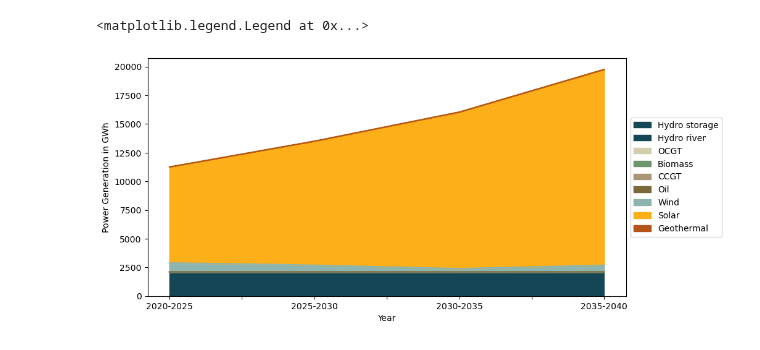
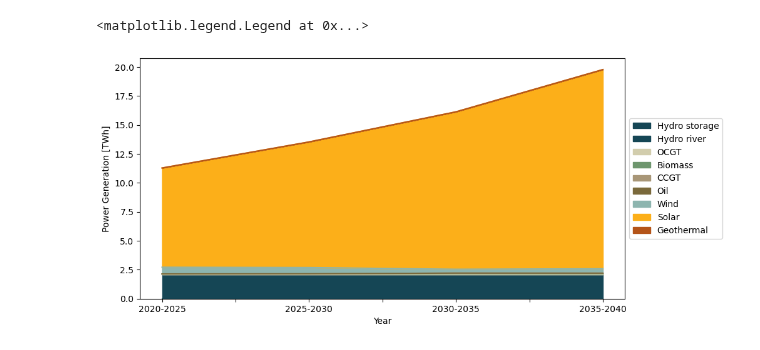
Before and after one commit to maribjorn/EMPIRE-BO, a Jupyter notebook: plot.ipynb, the cells around one changed output. Saved outputs shown, nothing was run; the diff lists cells and outputs as text; code cells hidden in the pictures.

Commit message:
Continued developing plot.ipynb

```diff
--- a/plot.ipynb
+++ b/plot.ipynb
@@ -83,0 +71,17 @@ plt.show()
+# %%
+included_rows = [3,4,5,6]
+installed_cap = open_csv(file_path, included_rows)
+installed_cap.set_index('', inplace=True)
+
+for column in installed_cap.columns:
+    installed_cap[column] = pd.to_numeric(installed_cap[column], errors='coerce')
+
+installed_cap = rename_columns(installed_cap)
+installed_cap.plot(kind='bar', stacked=True, figsize=(10, 6), color=get_colors(installed_cap.columns))
+
+# Adding titles and labels
+plt.title('Total installed capacity')
+plt.ylabel('Installed Capacity (MW)')
+
+# Showing the plot
+plt.show()
@@ -84,42 +98,19 @@ plt.show()
 # %%
 included_rows = [10,11,12,13]
 
-# Initialize an empty list to store data
-data_list = []
-
-# Open the CSV file
-with open(file_path, 'r') as file:
-    next(file)
-    headers = file.readline().strip().split(',')  # Read the first line to get headers
-    for i, line in enumerate(file, start=2):  # Start counting from 2 since headers are at line 1
-        if i in included_rows:
-            # Split the line by comma, or change delimiter as necessary
-            values = line.strip().split(',')
-            # Create a dictionary for the row using a dictionary comprehension and zip to pair headers and values
-            row_data = dict(zip(headers, values))
-            data_list.append(row_data)
-
-# Convert the list of dictionaries to a DataFrame
-dispatch = pd.DataFrame(data_list)
-# Optionally set one of the columns as the index
+dispatch = open_csv(file_path, included_rows)
 dispatch.set_index('', inplace=True)
 for column in dispatch.columns:
     dispatch[column] = pd.to_numeric(dispatch[column], errors='coerce')
 
-
 dispatch = rename_columns(dispatch)
-# for row in dispatch.index:
-#     load = 0
-#     for col in dispatch.columns:
-#         load += dispatch.loc[row, col]
-#     print(load)
+dispatch /= 1000
 
 dispatch.plot.area(stacked=True, color=get_colors(dispatch.columns),figsize=(10, 5))
-
-plt.ylabel('Power Generation in GWh')
+plt.ylabel('Power Generation [TWh]')
 plt.xlabel('Year')
 #plt.xticks(range(len(years)), years)
 plt.legend(loc='center left', bbox_to_anchor=(1, 0.5))
 # %% [output]
 <matplotlib.legend.Legend at 0x...>
-[figure, old version]
+[figure, new version]
```
Also changed, not shown: parts of 7 cells of this notebook, 1 other file.
